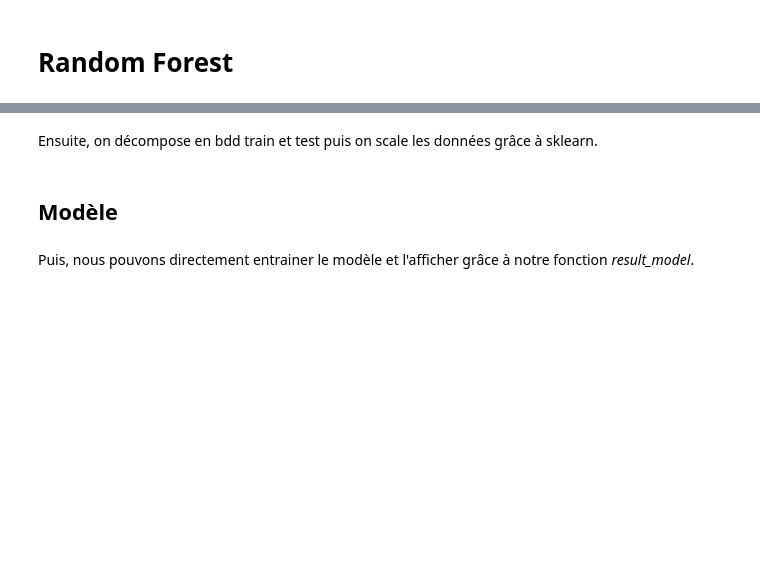
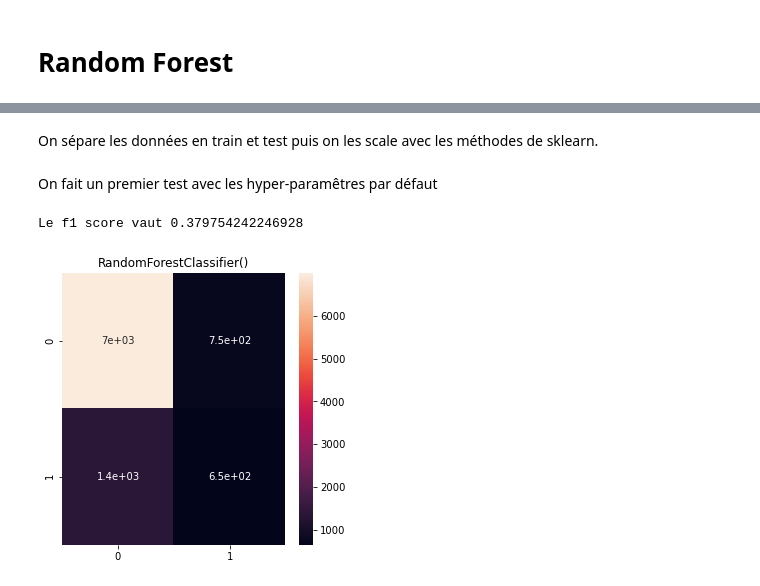
Before and after one commit to claviermathieu/ISFA-prj-datascience, a Jupyter notebook: book/_build/jupyter_execute/docs/4_modeles/44_rf.ipynb, the cells around one changed output, grey strips where cells are left out. Drawn from its saved outputs; the diff is of its cells as text; code cells hidden in the pictures; blank space fills up the shorter version.

```diff
--- a/book/_build/jupyter_execute/docs/4_modeles/44_rf.ipynb
+++ b/book/_build/jupyter_execute/docs/4_modeles/44_rf.ipynb
@@ -65,5 +75,5 @@ Y = train['Response']
 # %% [markdown]
-Ensuite, on décompose en bdd train et test puis on scale les données grâce à sklearn.
+On sépare les données en train et test puis on les scale avec les méthodes de sklearn.
 # %%
 X_train, X_test, Y_train, Y_test = train_test_split(X, Y,train_size = 0.85)
 
@@ -74,14 +84,15 @@ X_scal_test = scaler.transform(X_test)
 
 X_scal_train = pd.DataFrame(X_scal_train,index= X_train.index, columns=exp_var)
 X_scal_test = pd.DataFrame(X_scal_test,index= X_test.index, columns=exp_var)
-# %% [markdown]
-## Modèle
-# %% [markdown]
-Puis, nous pouvons directement entrainer le modèle et l'afficher grâce à notre fonction *result_model*.
+# %% [markdown]
+On fait un premier test avec les hyper-paramêtres par défaut
 # %%
 rfc = RandomForestClassifier()
 rfc.fit(X_train, Y_train)
-# Y_rfc = result_model(rfc, X_test, Y_test)
+Y_rfc = result_model(rfc, X_test, Y_test)
+# %% [output]
+Le f1 score vaut 0.379754242246928
+[figure, added]
 # %%
 cross_val_score(rfc, X_train, Y_train, cv=5, scoring='f1')
 # %% [output]
```
Also changed, not shown: parts of 67 cells of this notebook, 53 other files.
